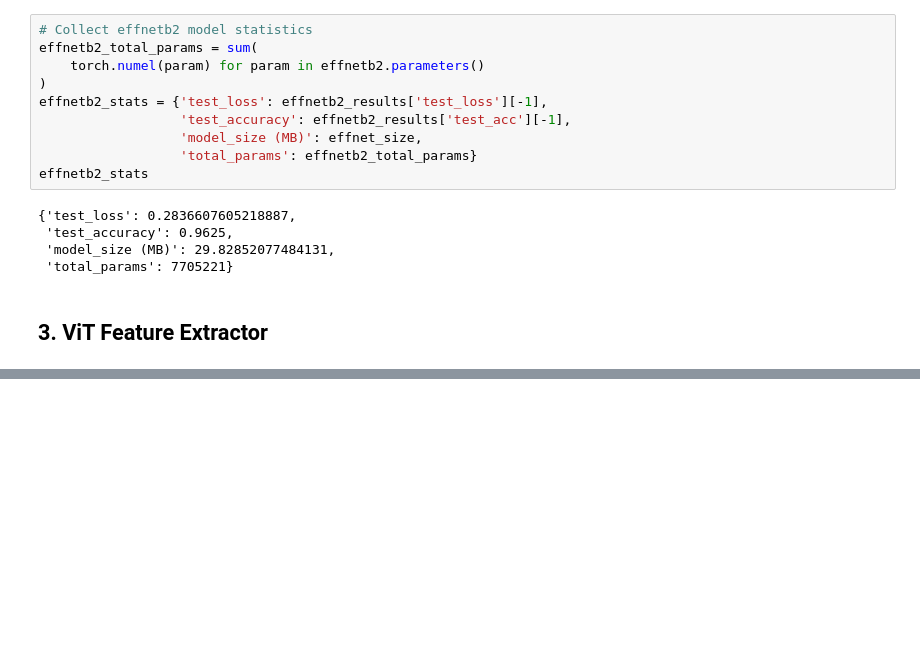
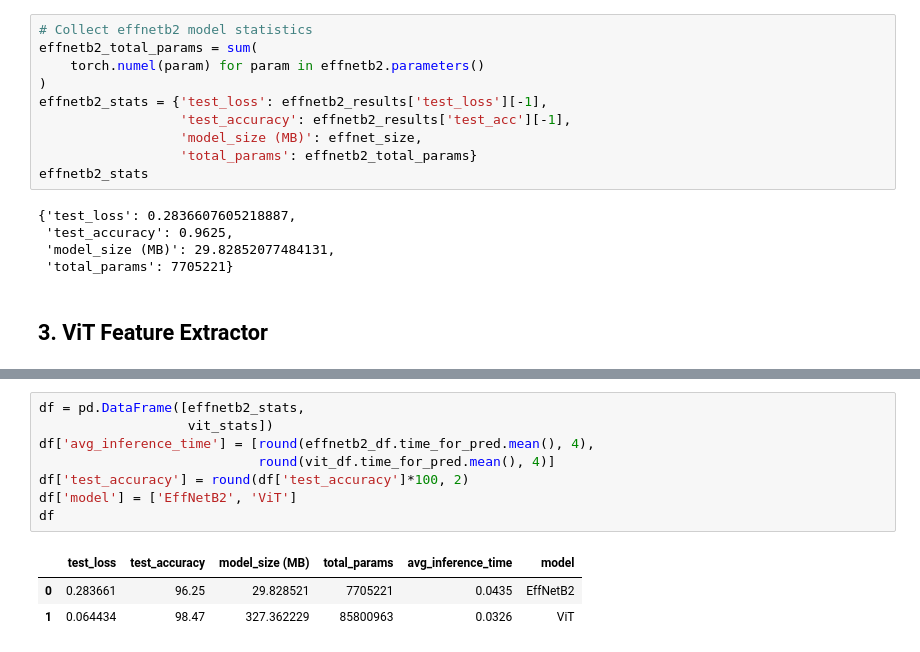
Before and after one commit to tituslhy/symmetrical-octo-spork, a Jupyter notebook: Notebooks/9. Model_Deployment.ipynb, the cells around one changed output, grey strips where cells are left out. Cells and saved outputs as stored; diff of their text form; blank space fills up the shorter version.

```diff
--- a/Notebooks/9. Model_Deployment.ipynb
+++ b/Notebooks/9. Model_Deployment.ipynb
@@ -222,0 +474,12 @@ effnetb2_stats
+# %%
+df = pd.DataFrame([effnetb2_stats,
+                   vit_stats])
+df['avg_inference_time'] = [round(effnetb2_df.time_for_pred.mean(), 4),
+                            round(vit_df.time_for_pred.mean(), 4)]
+df['test_accuracy'] = round(df['test_accuracy']*100, 2)
+df['model'] = ['EffNetB2', 'ViT']
+df
+# %% [output]
+|  | test_loss | test_accuracy | model_size (MB) | total_params | avg_inference_time | model |
+| 0 | 0.283661 | 96.25 | 29.828521 | 7705221 | 0.0435 | EffNetB2 |
+| 1 | 0.064434 | 98.47 | 327.362229 | 85800963 | 0.0326 | ViT |
```
Also changed, not shown: parts of 21 cells of this notebook.
